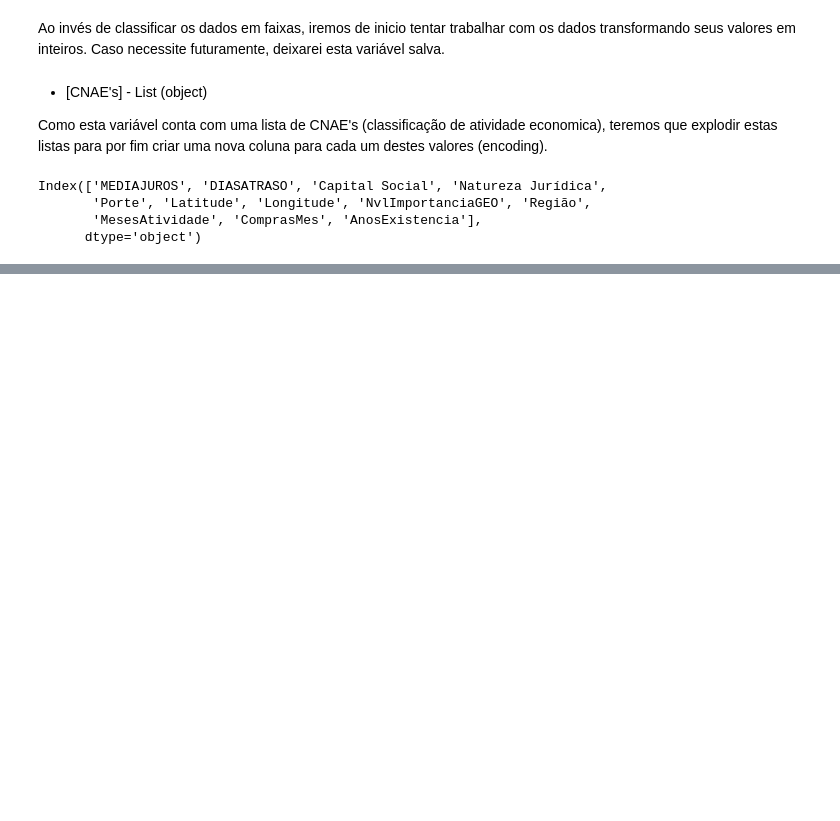
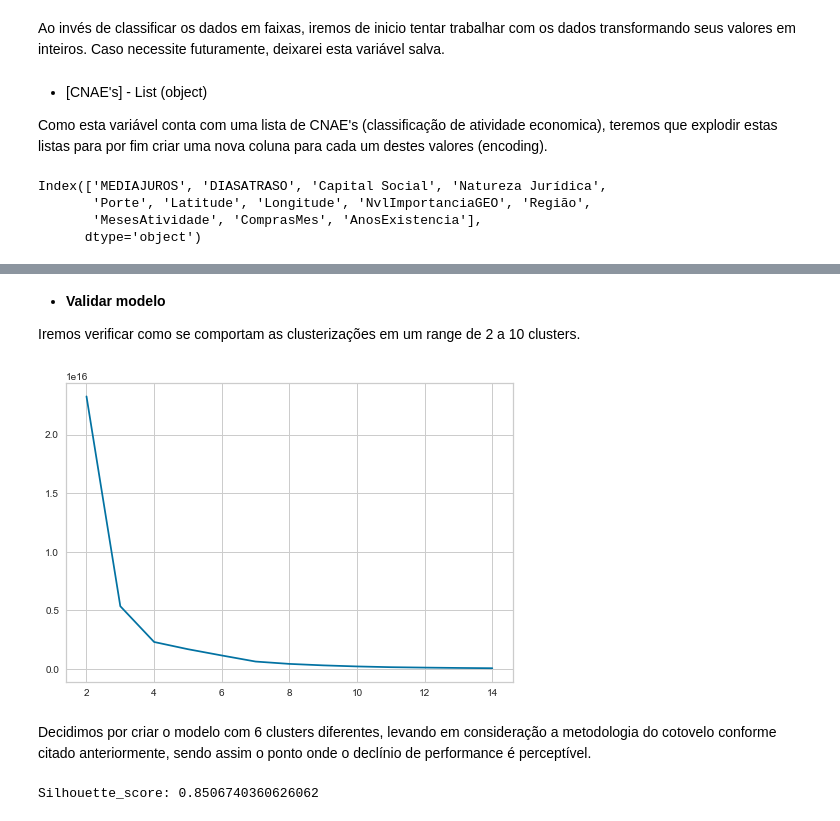
Before and after one commit to evanjr99/Customer-Cluster, a Jupyter notebook: Clusterização - Porte da Empresa.ipynb, the cells around one changed output, grey strips where cells are left out. Cells and saved outputs as stored; diff of their text form; code cells hidden in the pictures; blank space fills up the shorter version.

```diff
--- a/Clusterização - Porte da Empresa.ipynb
+++ b/Clusterização - Porte da Empresa.ipynb
@@ -479,0 +537,3 @@ Name: MEDIAJUROS, dtype: int64
+# %%
+mediajuros = df['MEDIAJUROS']
+df = df.drop(['MEDIAJUROS'], axis=1)
@@ -479,0 +548,35 @@ Name: MEDIAJUROS, dtype: int64
+# %%
+from sklearn.cluster import KMeans
+from yellowbrick.cluster import KElbowVisualizer
+from sklearn.metrics import silhouette_score
+
+def _validar_cluster(range_i, range_f, dados_entrada):
+    K = range(range_i, range_f)
+    wcss = []
+    for n_clusters in K:
+        clusterer = KMeans(n_clusters=n_clusters, random_state=7, init='k-means++', max_iter=1000)
+        preds = clusterer.fit_predict(dados_entrada)
+        centers = clusterer.cluster_centers_
+        wcss.append(clusterer.inertia_)
+
+    chart = sns.lineplot(K, wcss)
+
+def _silhouette(n_clusters, dados_entrada):
+    clusterer = KMeans(n_clusters=n_clusters, random_state=7, init='k-means++', max_iter=1000)
+    preds = clusterer.fit_predict(dados_entrada)
+
+    print(f'Silhouette_score: {silhouette_score(dados_entrada, preds)}')
+# %% [markdown]
+- <strong>Validar modelo<strong>
+
+Iremos verificar como se comportam as clusterizações em um range de 2 a 10 clusters.
+# %%
+_validar_cluster(2, 15, df)
+# %% [output]
+[figure, added]
+# %% [markdown]
+Decidimos por criar o modelo com 6 clusters diferentes, levando em consideração a metodologia do cotovelo conforme citado anteriormente, sendo assim o ponto onde o declínio de performance é perceptível.
+# %%
+_silhouette(6, df)
+# %% [output]
+Silhouette_score: 0.8506740360626062
```
Also changed, not shown: parts of 42 cells of this notebook.
